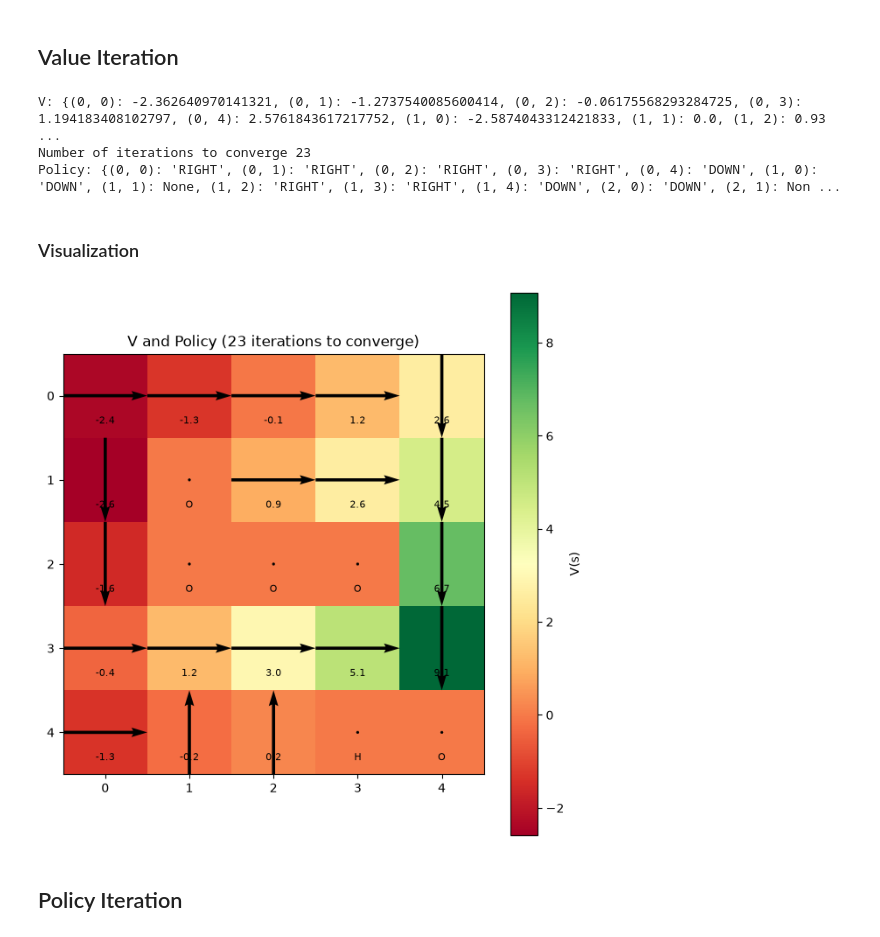
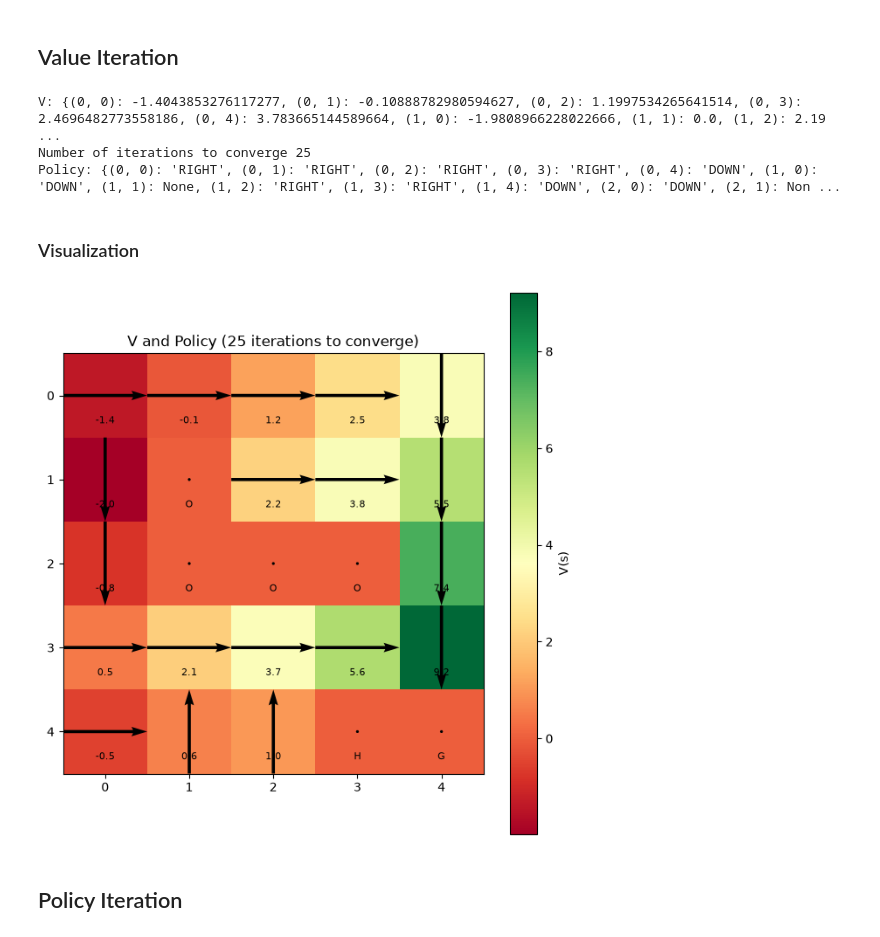
Before and after one commit to jp-mouraa/markov-decision-process, a Jupyter notebook: notebooks/single-agent/MDP.ipynb, the cells around one changed output. Saved outputs shown, nothing was run; the diff lists cells and outputs as text; code cells hidden in the pictures.

```diff
--- a/notebooks/single-agent/MDP.ipynb
+++ b/notebooks/single-agent/MDP.ipynb
@@ -22,7 +22,7 @@ time_step = 0 # D
 def states(world) -> dict:
     set_of_states = {}
     labels = {0: "Free",
-              1: "Objective",
+              1: "Goal",
               2: "Hole",
               3: "Obstacle"}
 
@@ -82,7 +82,7 @@ def transitions(set_of_states, set_of_actions, deterministic=True, slip_prob=0.2
 def rewards(world) -> dict:
     set_of_rewards = {}
     reward_values = {0: -1,   # Free
-                     1: 10,   # Objective
+                     1: 10,   # Goal
                      2: -10,  # Hole
                      3: 0}    # Obstacle
 
@@ -116,7 +116,7 @@ Rewards {(0, 0): -1, (0, 1): -1, (0, 2): -1, (0, 3): -1, (0, 4): -1, (1, 0): -1,
 # %%
 def value_iteration(mdp, theta=1e-4):
     S, A, T, R, gamma = mdp["S"], mdp["A"], mdp["T"], mdp["R"], mdp["gamma"]
-    terminais = {"Objective", "Hole", "Obstacle"}
+    terminais = {"Goal", "Hole", "Obstacle"}
     deltas = []
 
     V = {}
@@ -151,7 +151,7 @@ def value_iteration(mdp, theta=1e-4):
 
 def policy_extraction(mdp, V):
     S, A, T, R, gamma = mdp["S"], mdp["A"], mdp["T"], mdp["R"], mdp["gamma"]
-    terminais = {"Objective", "Hole", "Obstacle"}
+    terminais = {"Goal", "Hole", "Obstacle"}
     policy = {}
 
     for s in S:
@@ -175,7 +175,7 @@ mdp = {"S": states(world),
        "A": actions(),
        "T": transitions(set_of_states, set_of_actions, deterministic=False),
        "R": rewards(world),
-       "gamma": 0.9}
+       "gamma": 0.95}
 
 V, deltas = value_iteration(mdp)
 policy = policy_extraction(mdp, V)
@@ -184,8 +184,8 @@ print("V:", V)
 print("Number of iterations to converge", len(deltas))
 print("Policy:", policy)
 # %% [output]
-V: {(0, 0): -2.362640970141321, (0, 1): -1.2737540085600414, (0, 2): -0.06175568293284725, (0, 3): 1.194183408102797, (0, 4): 2.5761843617217752, (1, 0): -2.5874043312421833, (1, 1): 0.0, (1, 2): 0.93 ...
-Number of iterations to converge 23
+V: {(0, 0): -1.4043853276117277, (0, 1): -0.10888782980594627, (0, 2): 1.1997534265641514, (0, 3): 2.4696482773558186, (0, 4): 3.783665144589664, (1, 0): -1.9808966228022666, (1, 1): 0.0, (1, 2): 2.19 ...
+Number of iterations to converge 25
 Policy: {(0, 0): 'RIGHT', (0, 1): 'RIGHT', (0, 2): 'RIGHT', (0, 3): 'RIGHT', (0, 4): 'DOWN', (1, 0): 'DOWN', (1, 1): None, (1, 2): 'RIGHT', (1, 3): 'RIGHT', (1, 4): 'DOWN', (2, 0): 'DOWN', (2, 1): Non ...
 # %% [markdown]
 ### Visualization
@@ -214,35 +214,35 @@ def plot_value_and_policy(V, politica, world, set_of_states, plot_size=1.3,titul
     matriz_V = v_to_matrix(V, world)
     U, Vv = politica_to_setas(politica, world)
 
     fig, ax = plt.subplots(figsize=(world.shape[1] * plot_size, world.shape[0] * plot_size))
     im = ax.imshow(matriz_V, cmap="RdYlGn")
     fig.colorbar(im, ax=ax, label="V(s)")
 
     rows, cols = np.meshgrid(np.arange(world.shape[0]), np.arange(world.shape[1]), indexing="ij")
     ax.quiver(cols, rows, U, Vv, color="black", scale=1, scale_units="xy", pivot="mid")
 
     for (r, c), label in set_of_states.items():
         texto = f"{matriz_V[r, c]:.1f}"
-        if label in ("Objective", "Hole", "Obstacle"):
+        if label in ("Goal", "Hole", "Obstacle"):
             texto = label[0]
         ax.text(c, r + 0.3, texto, ha="center", va="center", fontsize=8, color="black")
 
     ax.set_xticks(range(world.shape[1]))
     ax.set_yticks(range(world.shape[0]))
     ax.set_title(titulo)
     plt.tight_layout()
     return fig
 
 
 fig = plot_value_and_policy(V, policy, world, set_of_states, plot_size=1.3,
                             titulo=f"V and Policy ({len(deltas)} iterations to converge)")
 plt.show()
 
 # q-learning
 # V = {s: max(Q[(s, a)] for a in set_of_actions) for s in set_of_states}
 # policy = {s: max(set_of_actions, key=lambda a: Q[(s, a)]) for s in set_of_states}
 # %% [output]
-[figure, old version]
+[figure, new version]
 # %% [markdown]
 ## Policy Iteration
 # %%
```
Also changed, not shown: parts of 2 cells of this notebook.
